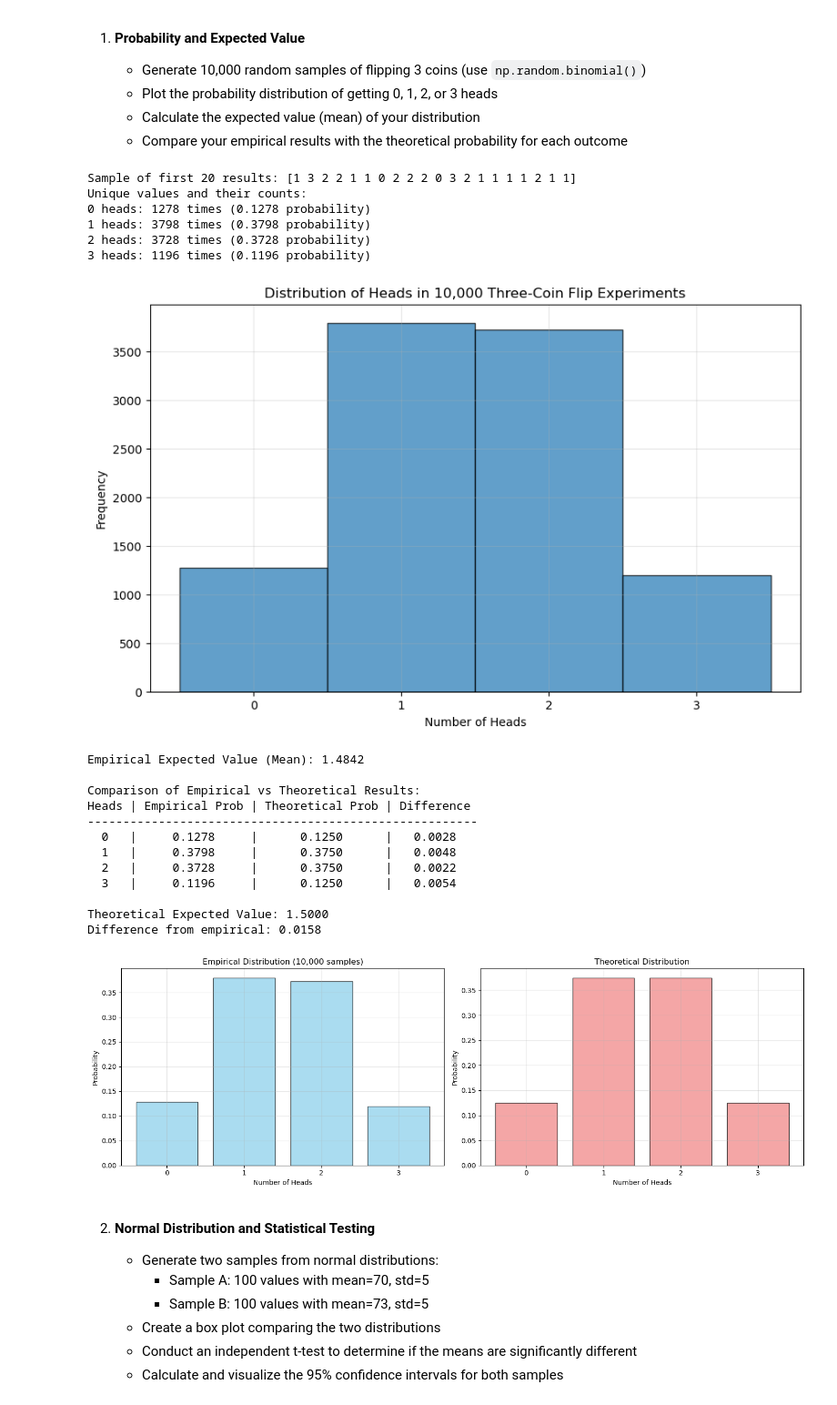
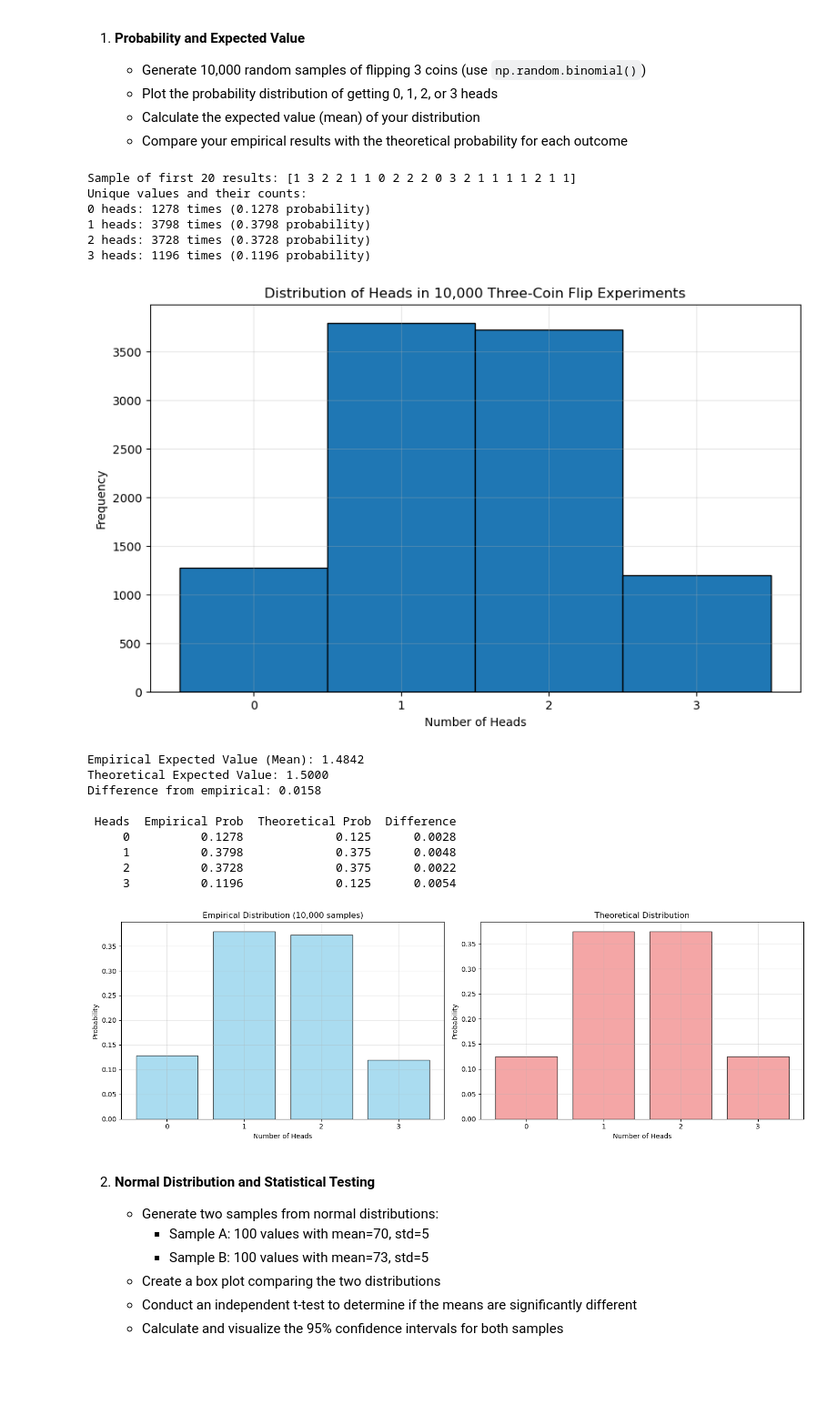
Before and after one commit to hydrocort/5m-data-3.1-probability-statistics, a Jupyter notebook: notebooks/assignment.ipynb, the cells around one changed output. Shown at 91% size. Saved outputs shown, nothing was run; the diff lists cells and outputs as text; code cells hidden in the pictures; blank space fills up the shorter version.

```diff
--- a/notebooks/assignment.ipynb
+++ b/notebooks/assignment.ipynb
@@ -16,11 +17,9 @@ from scipy import stats
 # %%
 # Question 1: Probability and Expected Value
 
-# Generate two samples from normal distributions
-np.random.seed(42)  # For reproducibility
-
 # Generate 10,000 random samples of flipping 3 coins
 # n=3 (number of coins), p=0.5 (probability of heads), size=10000 (number of experiments)
+np.random.seed(42)  # For reproducibility
 coin_flips = np.random.binomial(n=3, p=0.5, size=10000)
 
 print("Sample of first 20 results:", coin_flips[:20])
@@ -31,10 +30,10 @@ for val, count in zip(unique, counts):
 
 # Plot the probability distribution
 plt.figure(figsize=(10, 6))
-plt.hist(coin_flips, bins=[-.5, 0.5, 1.5, 2.5, 3.5], alpha=0.7, edgecolor='black')
 plt.xlabel('Number of Heads')
 plt.ylabel('Frequency')
 plt.title('Distribution of Heads in 10,000 Three-Coin Flip Experiments')
+plt.hist(coin_flips, bins=[-.5, 0.5, 1.5, 2.5, 3.5], edgecolor='black')
 plt.xticks([0, 1, 2, 3])
 plt.grid(True, alpha=0.3)
 plt.show()
@@ -42,72 +41,72 @@ plt.show()
 # Calculate the expected value (mean) of the distribution
 empirical_mean = np.mean(coin_flips)
 print(f"\nEmpirical Expected Value (Mean): {empirical_mean:.4f}")
+# Theoretical expected value
+theoretical_mean = 3 * 0.5  # n * p for binomial distribution
+print(f"Theoretical Expected Value: {theoretical_mean:.4f}")
+print(f"Difference from empirical: {abs(empirical_mean - theoretical_mean):.4f}")
 
 # Compare with theoretical probabilities
-from math import comb
-
-print("\nComparison of Empirical vs Theoretical Results:")
-print("Heads | Empirical Prob | Theoretical Prob | Difference")
-print("-" * 55)
-
 theoretical_probs = []
-for k in range(4):  # 0, 1, 2, 3 heads
+results = []
+for k in range(4):
     # Theoretical probability using binomial formula: C(n,k) * p^k * (1-p)^(n-k)
+    # C(n,k) = 3 choose k, how many sequences of flips turns up k heads, p^k = probability of heads, (1-p)^(n-k) = probability of tails
     theoretical_prob = comb(3, k) * (0.5**k) * (0.5**(3-k))
+    empirical_prob = np.mean(coin_flips == k)
+    difference = abs(empirical_prob - theoretical_prob)
+    # dict to store results for table display
+    results.append({
+        "Heads": k,
+        "Empirical Prob": empirical_prob,
+        "Theoretical Prob": theoretical_prob,
+        "Difference": difference,
+    })
+    # list to store theoretical probabilities for charting
     theoretical_probs.append(theoretical_prob)
 
-    empirical_prob = np.sum(coin_flips == k) / 10000
-    difference = abs(empirical_prob - theoretical_prob)
-
-    print(f"  {k}   |     {empirical_prob:.4f}     |      {theoretical_prob:.4f}      |   {difference:.4f}")
-
-# Theoretical expected value
-theoretical_mean = 3 * 0.5  # n * p for binomial distribution
-print(f"\nTheoretical Expected Value: {theoretical_mean:.4f}")
-print(f"Difference from empirical: {abs(empirical_mean - theoretical_mean):.4f}")
+results_df = pd.DataFrame(results)
+print(f"\n{results_df.to_string(index=False)}")
 
 # Create side-by-side comparison plot
 fig, (ax1, ax2) = plt.subplots(1, 2, figsize=(15, 5))
 
 # Empirical distribution
 empirical_probs = [np.sum(coin_flips == k) / 10000 for k in range(4)]
 ax1.bar(range(4), empirical_probs, alpha=0.7, color='skyblue', edgecolor='black')
 ax1.set_xlabel('Number of Heads')
 ax1.set_ylabel('Probability')
 ax1.set_title('Empirical Distribution (10,000 samples)')
 ax1.set_xticks(range(4))
 ax1.grid(True, alpha=0.3)
 
 # Theoretical distribution
 ax2.bar(range(4), theoretical_probs, alpha=0.7, color='lightcoral', edgecolor='black')
 ax2.set_xlabel('Number of Heads')
 ax2.set_ylabel('Probability')
 ax2.set_title('Theoretical Distribution')
 ax2.set_xticks(range(4))
 ax2.grid(True, alpha=0.3)
 
 plt.tight_layout()
 plt.show()
 # %% [output]
 Sample of first 20 results: [1 3 2 2 1 1 0 2 2 2 0 3 2 1 1 1 1 2 1 1]
 Unique values and their counts:
 0 heads: 1278 times (0.1278 probability)
 1 heads: 3798 times (0.3798 probability)
 2 heads: 3728 times (0.3728 probability)
 3 heads: 1196 times (0.1196 probability)
-[figure, old version]
+[figure, new version]
 Empirical Expected Value (Mean): 1.4842
-
-Comparison of Empirical vs Theoretical Results:
-Heads | Empirical Prob | Theoretical Prob | Difference
--------------------------------------------------------
-  0   |     0.1278     |      0.1250      |   0.0028
-  1   |     0.3798     |      0.3750      |   0.0048
-  2   |     0.3728     |      0.3750      |   0.0022
-  3   |     0.1196     |      0.1250      |   0.0054
-
 Theoretical Expected Value: 1.5000
 Difference from empirical: 0.0158
+
+ Heads  Empirical Prob  Theoretical Prob  Difference
+     0          0.1278             0.125      0.0028
+     1          0.3798             0.375      0.0048
+     2          0.3728             0.375      0.0022
+     3          0.1196             0.125      0.0054
 [figure]
 # %% [markdown]
 2. **Normal Distribution and Statistical Testing**
```
Also changed, not shown: parts of 4 cells of this notebook.
